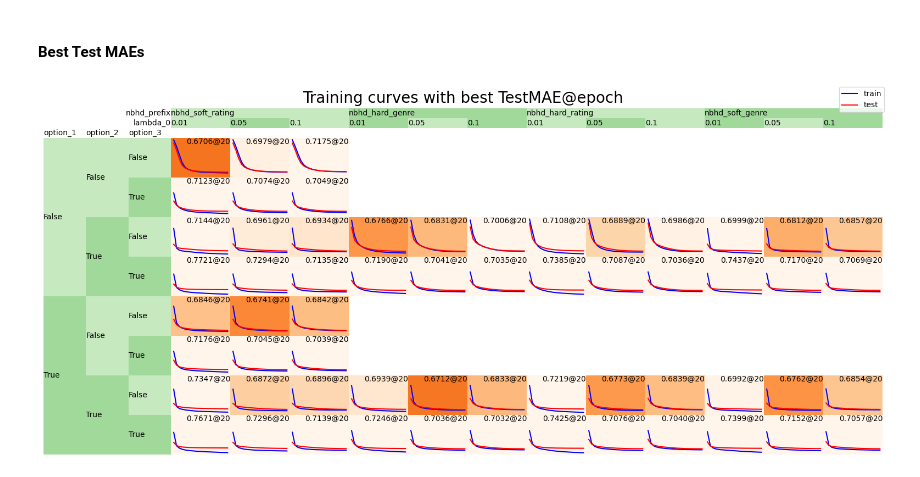
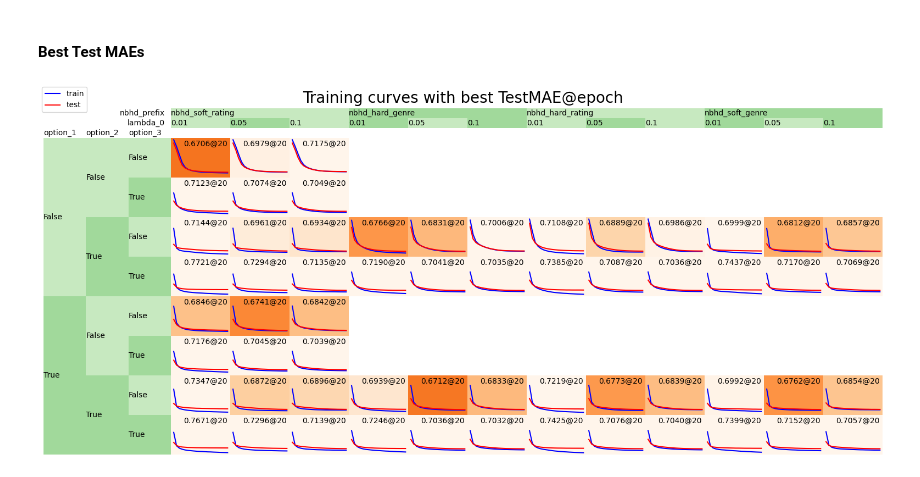
Before and after one commit to rmwkwok/colabfilter, a Jupyter notebook: demo/main.ipynb, the cells around one changed output. Saved outputs shown, nothing was run; the diff lists cells and outputs as text; code cells hidden in the pictures.

Commit message:
plt_pivot_table: add spacing and move legend location

```diff
--- a/demo/main.ipynb
+++ b/demo/main.ipynb
@@ -756,33 +756,35 @@ df = (
 )
 with utils.plt_pivot_table(
         df,
         subplot_size_in_pixel=(60, 40),
         suptitle_text='Training curves with best TestMAE@epoch',
         suptitle_font_size=20,
     ) as (fig, fig_size_in_inch, get_subplots_func):
     axes = get_subplots_func(sharex=True, sharey=True)
     handles = None
 
     def gradient_color(val, vmin=.65, vmax=.70, alpha=1.):
         cmap_x = (np.clip(val, vmin, vmax) - vmin) / (vmax - vmin)
         return plt.get_cmap('Oranges_r')(cmap_x, alpha)
 
     for y, ax in zip(df.to_numpy().flatten(), axes.flatten()):
         if not isinstance(y, np.ndarray):
             continue
 
         y_train, y_test = y.T
         best_test = np.min(y_test)
         best_epoch = np.argmin(y_test) + 1
         best_text = f'{best_test:.4f}@{best_epoch}'
+
         ax.plot(y_train, color='blue', label='train')
         ax.plot(y_test, color='red', label='test')
         ax.set_facecolor(gradient_color(best_test))
-        ax.text(1, 1, best_text, transform=ax.transAxes, ha='right', va='top')
+        ax.text(0.95, 0.95, best_text,
+                transform=ax.transAxes, ha='right', va='top')
 
         if handles is None:
             handles = ax.lines
 
-    fig.legend(handles=handles)
+    fig.legend(handles=handles, loc='upper left')
 # %% [output]
-[figure, old version]
+[figure, new version]
```
Also changed, not shown: parts of 1 cell of this notebook, 2 other files.
